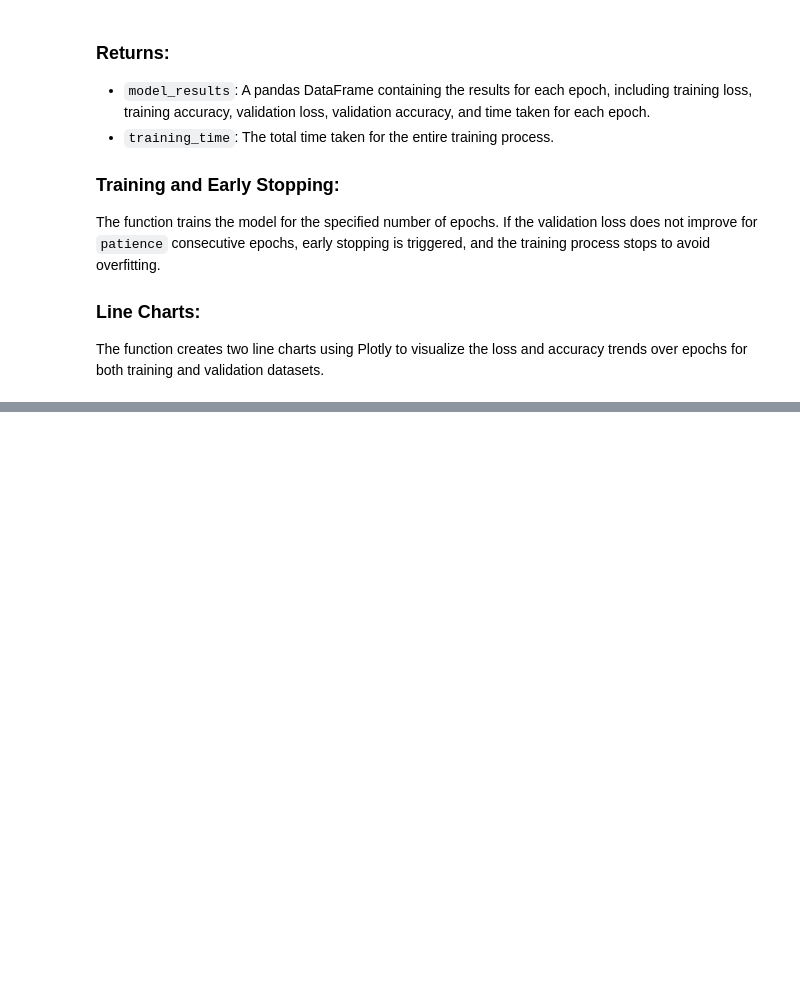
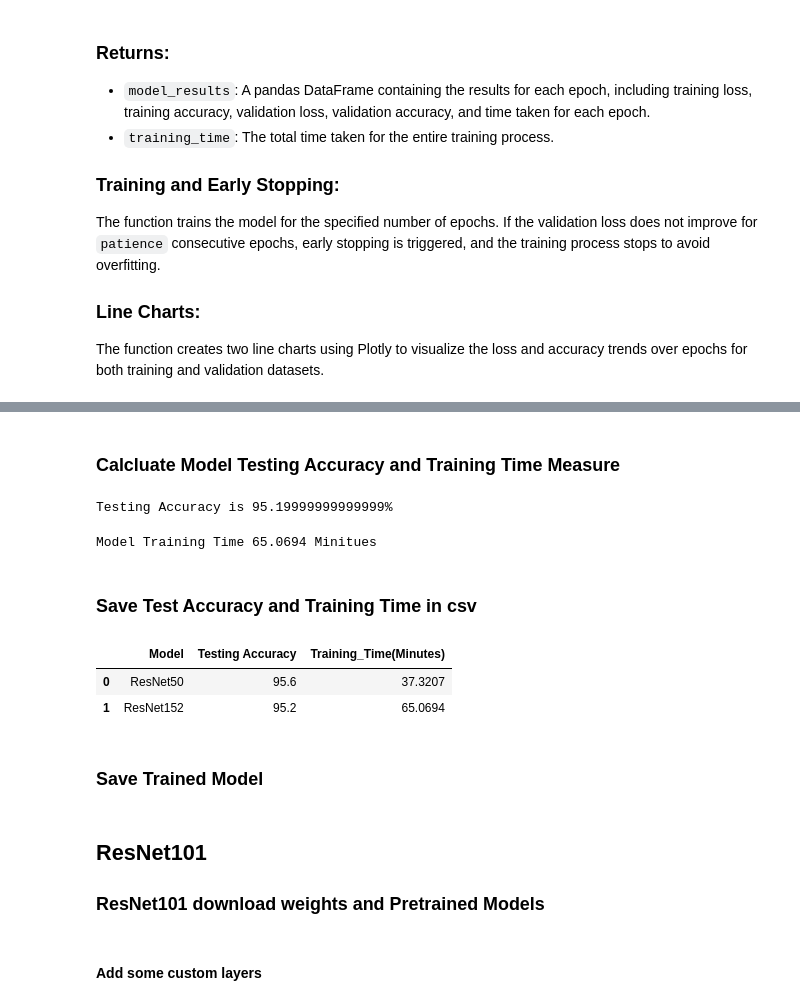
Before and after one commit to prakharninja0927/Sports-Image-Classification-YOLO-ResNet, a Jupyter notebook: project.ipynb, the cells around one changed output, grey strips where cells are left out. Drawn from its saved outputs; the diff is of its cells as text; code cells hidden in the pictures; blank space fills up the shorter version.

```diff
--- a/project.ipynb
+++ b/project.ipynb
@@ -537,0 +785,13 @@ def training_loop(model, train_dataloader, val_dataloader, device, epochs, patie
+# %% [markdown]
+### Calcluate Model Testing Accuracy and Training Time Measure
+# %%
+test_accuracy = test_accuracy_resnet(resnet_model_152,resnet_test_dataloader,device)
+print(f"Testing Accuracy is {test_accuracy}%")
+# %% [output]
+Testing Accuracy is 95.19999999999999%
+# %%
+print(f'Model Training Time {round(training_time/60,4)} Minitues')
+# %% [output]
+Model Training Time 65.0694 Minitues
+# %% [markdown]
+### Save Test Accuracy and Training Time in csv
@@ -537,0 +804,9 @@ def training_loop(model, train_dataloader, val_dataloader, device, epochs, patie
+# %%
+training_times = pd.read_csv('models_results/training_time.csv')
+training_times.head()
+# %% [output]
+|  | Model | Testing Accuracy | Training_Time(Minutes) |
+| 0 | ResNet50 | 95.6 | 37.3207 |
+| 1 | ResNet152 | 95.2 | 65.0694 |
+# %% [markdown]
+### Save Trained Model
@@ -537,0 +815,3 @@ def training_loop(model, train_dataloader, val_dataloader, device, epochs, patie
+# %% [markdown]
+## ResNet101
+### ResNet101 download weights and Pretrained Models
@@ -537,0 +822,2 @@ def training_loop(model, train_dataloader, val_dataloader, device, epochs, patie
+# %% [markdown]
+#### Add some custom layers
```
Also changed, not shown: parts of 53 cells of this notebook, 18 other files.
